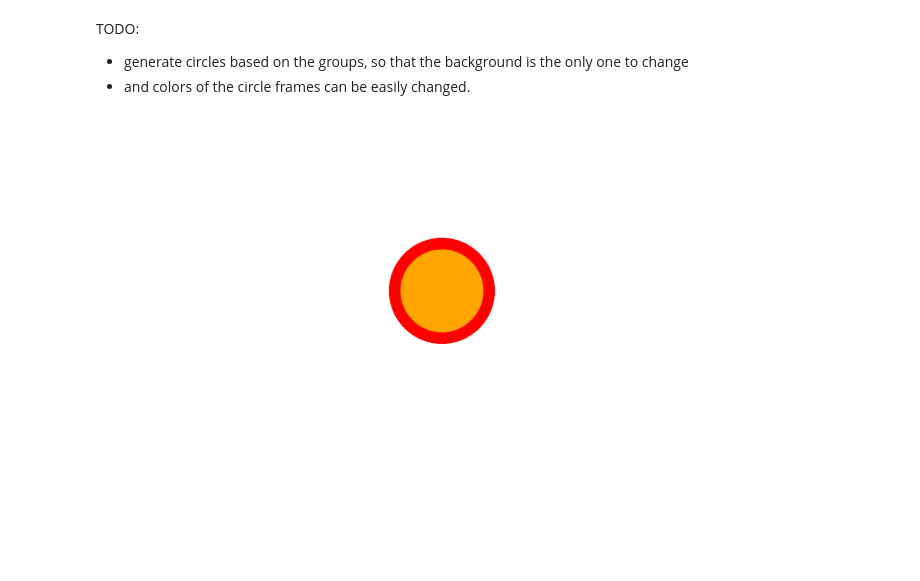
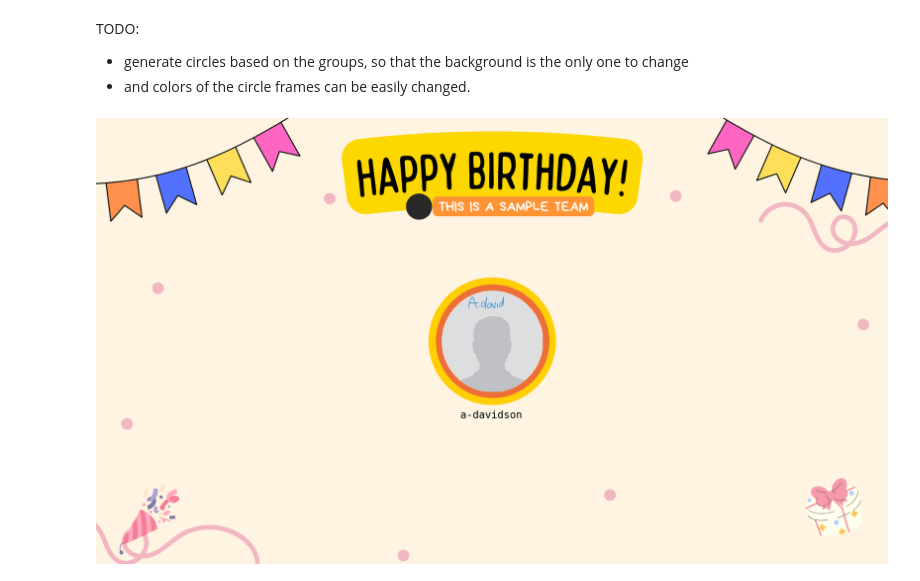
Before and after one commit to VinceValmeo/FrameAuto, a Jupyter notebook: frame-auto.ipynb, the cells around one changed output. Cells and saved outputs as stored; diff of their text form; code cells hidden in the pictures.

Commit message:
working hard code image path and name

```diff
--- a/frame-auto.ipynb
+++ b/frame-auto.ipynb
@@ -176,51 +188,62 @@ coord_arr_1 = [(838,
 # %%
-from PIL import Image, ImageDraw
+from PIL import Image, ImageDraw, ImageFont
 
 # Create a new image (e.g., RGB, size 200x200 pixels)
-image = Image.new("RGB", (1920, 1080), "white")
+image = Image.open("backgrounds/bg-0.png")
 
 # Get a drawing context
 draw = ImageDraw.Draw(image)
 
 # Define circle parameters
-center_x = 838
-center_y = 418
-radius = 128
-fill_color = "red"
-
-# Calculate bounding box for the circle
-x0 = center_x - radius
-y0 = center_y - radius
-x1 = center_x + radius
-y1 = center_y + radius
+outer_diamter = 308
+x0, y0 = 806, 386
+x1, y1 = x0 + outer_diamter, y0 + outer_diamter
+bbox = x0, y0, x1, y1
+fill_color = "#ffcf00"
 
 
 # Draw the circle using the ellipse method
-draw.ellipse([(x0, y0), (x1, y1)], fill=fill_color)
+draw.ellipse(bbox, fill=fill_color)
 
 
 
 # Define circle parameters
-center_x = 838
-center_y = 418
-radius = 100
-fill_color = "orange"
+inner_diameter = 274
+x0, y0 = 824, 403
+x1, y1 = x0 + inner_diameter, y0 + inner_diameter
+bbox = x0, y0, x1, y1
+fill_color = "#ed6e38"
 
-# Calculate bounding box for the circle
-x0 = center_x - radius
-y0 = center_y - radius
-x1 = center_x + radius
-y1 = center_y + radius
 
 
 # Draw the circle using the ellipse method
-draw.ellipse([(x0, y0), (x1, y1)], fill=fill_color)
+draw.ellipse(bbox, fill=fill_color)
 
 
+def make_circular(image_path):
+    img = Image.open(image_path).convert("RGBA")
+    width, height = img.size
 
+    mask = Image.new("L", (width, height), 0)
+    draw = ImageDraw.Draw(mask)
+    draw.ellipse((0, 0, width, height), fill=255)
+    img.putalpha(mask)
+    return img
 
-# Save or display the image
-image.save("circle_image.png")
+# Open the image to paste
+circular_image = make_circular("images/a-davidson.jpg")
+image_size = 245
+resized_image = circular_image.resize((image_size, image_size), Image.LANCZOS)
+
+image_x, image_y = 838, 418
+image.paste(resized_image, (image_x, image_y), resized_image)
+
+font = ImageFont.truetype("DejaVuSansMono.ttf", size=25)
+x_offset, y_offset = 120, 300
+text_position = (image_x + x_offset, image_y + y_offset)
+name = "a-davidson"
+draw.text(text_position, name, fill="black", font=font, anchor="mm")
+
 image.show()
 # %% [output]
-[figure, old version]
+[figure, new version]
```
Also changed, not shown: parts of 1 cell of this notebook, 2 other files.
